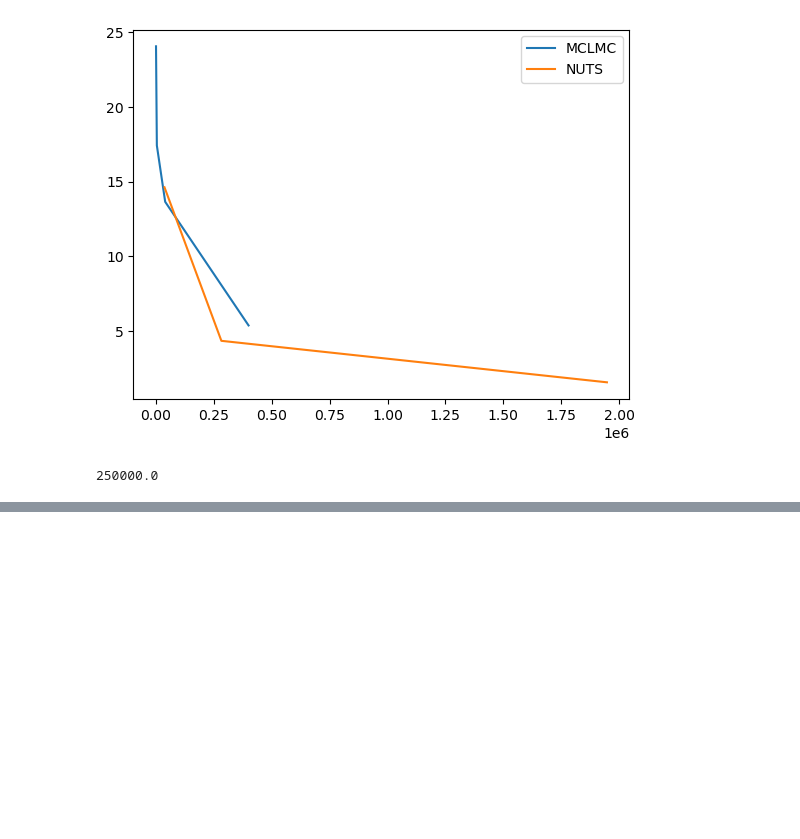
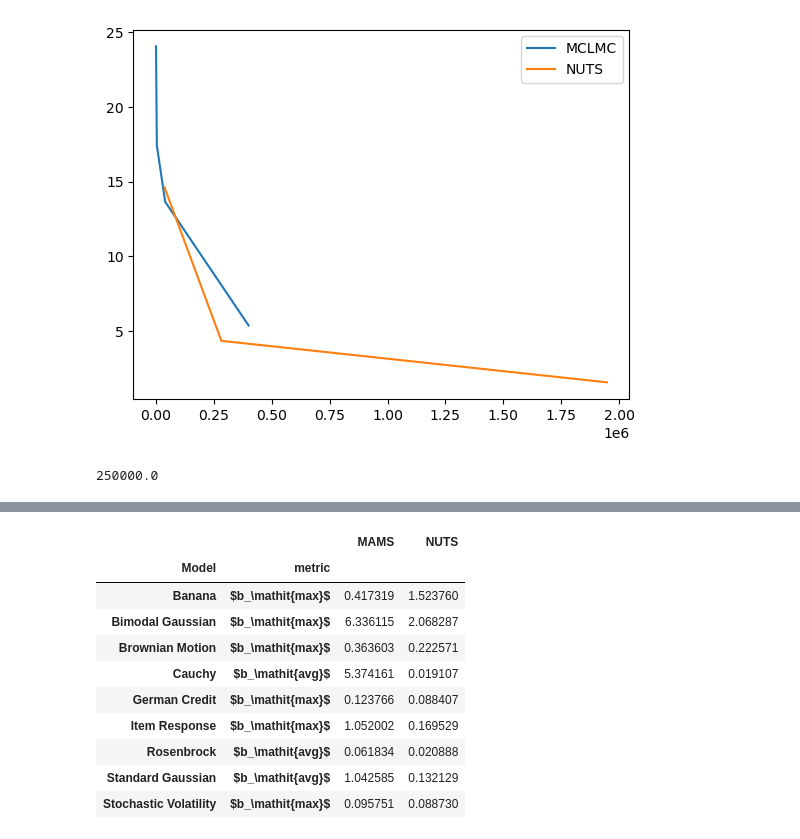
Before and after one commit to reubenharry/sampler-benchmarks, a Jupyter notebook: sampler-comparison/sampler_comparison/examples/debug.ipynb, the cells around one changed output, grey strips where cells are left out. Cells and saved outputs as stored; diff of their text form; code cells hidden in the pictures; blank space fills up the shorter version.

```diff
--- a/sampler-comparison/sampler_comparison/examples/debug.ipynb
+++ b/sampler-comparison/sampler_comparison/examples/debug.ipynb
@@ -831,0 +1095,80 @@ old x2: [ 2.        2.        2.        2.        2.        2.        2.
+# %%
+mams_df = df
+mams_df["do_max"] = mams_df["Model"].apply(lambda x: {
+    'Standard Gaussian': False,
+    'Rosenbrock': False,
+    'Brownian Motion': True,
+    'German Credit': True,
+    'Item Response': True,
+    'Stochastic Volatility': True,
+    'Bimodal Gaussian': True,
+    'Cauchy': False,
+    'Banana': True,
+}.get(x, False))
+mams_df = mams_df[mams_df['max']==mams_df["do_max"]]
+mams_df = mams_df[(mams_df['statistic'] == 'square') | (mams_df['statistic'] == 'entropy')]
+mams_df["std_percent"] = 100*mams_df["grads_to_low_error_std"]/mams_df["num_grads_to_low_error"]
+mams_df = mams_df[['std_percent', 'Sampler', 'Model', 'statistic', 'do_max']]
+mams_df
+
+
+
+# raise Exception
+# raise Exception
+
+# mams_df['Model']
+mams_df['metric'] = mams_df['statistic']
+
+# print(mams_df)
+
+# raise Exception
+
+# order the models as: Standard Gaussian, Rosenbrock, Brownian Motion, German Credit, Item Response, Stochastic Volatility
+# mams_df['Model'] = pd.Categorical(mams_df['Model'], categories=['Standard Gaussian', 'Rosenbrock', 'Cauchy', 'Bimodal Gaussian', 'Banana', 'Brownian Motion', 'German Credit', 'Item Response', 'Stochastic Volatility'], ordered=True)
+
+# rename metric by {square : $b_\mathit{avg}(x^2)$, covariance : b_\mathit{cov}}
+mams_df['metric'] = mams_df["do_max"].map({True: '$b_\mathit{max}$', False: '$b_\mathit{avg}$'})
+
+
+
+# with pd.option_context('display.max_rows', None, 'display.max_columns', None):
+#     display(mams_df)
+
+
+
+# Convert the DataFrame to a LaTeX table with samplers as columns and models as rows
+pivot_table = mams_df.pivot_table(
+    values='std_percent',
+    index=['Model', 'metric'],
+    columns='Sampler',
+    aggfunc='mean'  # Use mean in case there are duplicate entries
+)
+
+
+
+
+
+# # rearrange the columns to be in the order: adjusted_malt (call it aLMC), underdamped_langevin (call it uLMC), adjusted_microcanonical (call it aMCLMC), unadjusted_microcanonical (call it uMCLMC), nuts (call it NUTS)
+# pivot_table = pivot_table[['adjusted_microcanonical', 'nuts']]
+pivot_table.columns = ['MAMS', 'NUTS']
+
+
+
+# # Format the table with NaN values displayed as '-'
+formatted_table = pivot_table.fillna('-')
+
+# Generate the LaTeX table
+latex_table = formatted_table.to_latex(
+    float_format=lambda x: f"{x:.2f}\%" if isinstance(x, (int, float)) and not pd.isna(x) else "-",
+    bold_rows=True,
+    caption="",
+    label="tab:bias_comparison"
+)
+
+print("LaTeX Table:")
+print(latex_table)
+
+# Display the pivot table in the notebook for reference
+pivot_table
+# mams_df["do_max"]
+# %% [output]
@@ -831,0 +1192,11 @@ old x2: [ 2.        2.        2.        2.        2.        2.        2.
+|  |  | MAMS | NUTS |
+| Model | metric |  |  |
+| Banana | $b_\mathit{max}$ | 0.417319 | 1.523760 |
+| Bimodal Gaussian | $b_\mathit{max}$ | 6.336115 | 2.068287 |
+| Brownian Motion | $b_\mathit{max}$ | 0.363603 | 0.222571 |
+| Cauchy | $b_\mathit{avg}$ | 5.374161 | 0.019107 |
+| German Credit | $b_\mathit{max}$ | 0.123766 | 0.088407 |
+| Item Response | $b_\mathit{max}$ | 1.052002 | 0.169529 |
+| Rosenbrock | $b_\mathit{avg}$ | 0.061834 | 0.020888 |
+| Standard Gaussian | $b_\mathit{avg}$ | 1.042585 | 0.132129 |
+| Stochastic Volatility | $b_\mathit{max}$ | 0.095751 | 0.088730 |
```
Also changed, not shown: parts of 10 cells of this notebook, 5 other files.
